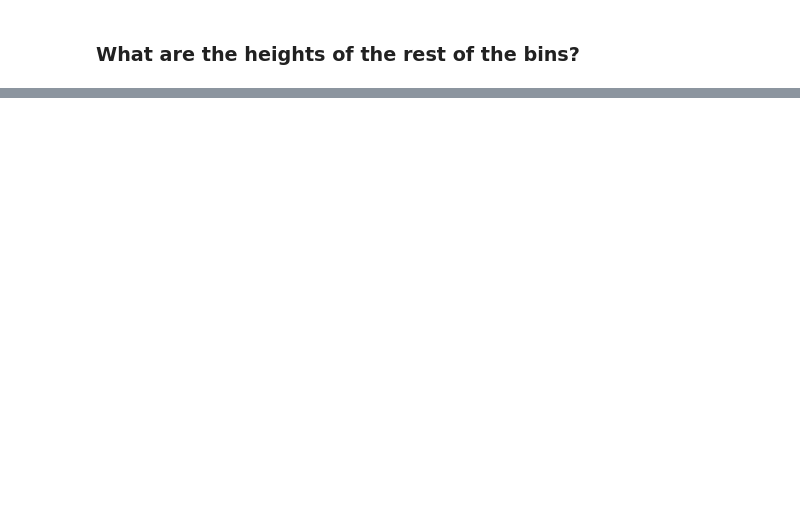
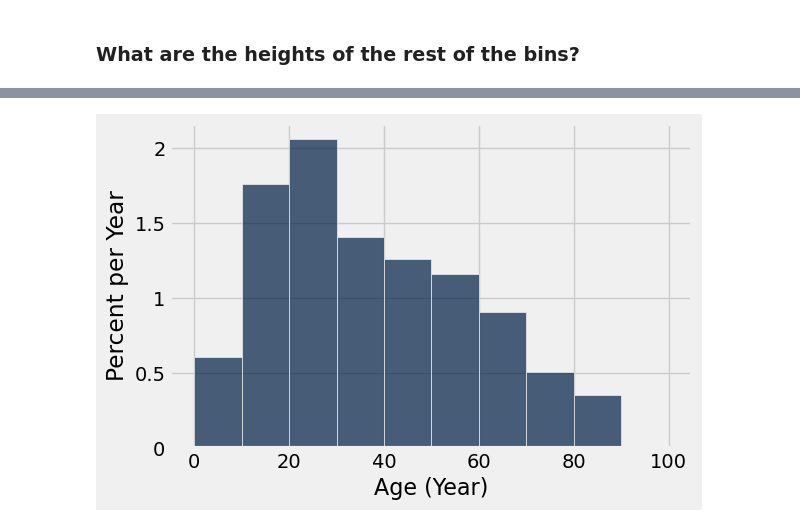
Before and after one commit to RHC-DSCI-100/Lecture-Notes, a Jupyter notebook: lecture/lec08.ipynb, the cells around one changed output, grey strips where cells are left out. Drawn from its saved outputs; the diff is of its cells as text; code cells hidden in the pictures; blank space fills up the shorter version.

```diff
--- a/lecture/lec08.ipynb
+++ b/lecture/lec08.ipynb
@@ -103,2 +262,4 @@ bin_lefts
 # %%
-top_movies.hist('Age', bins = my_bins, unit = 'Year')
+top_movies.hist('Age', bins = np.arange(0, 110, 10), unit = 'Year')
+# %% [output]
+[figure, added]
```
Also changed, not shown: parts of 31 cells of this notebook.
